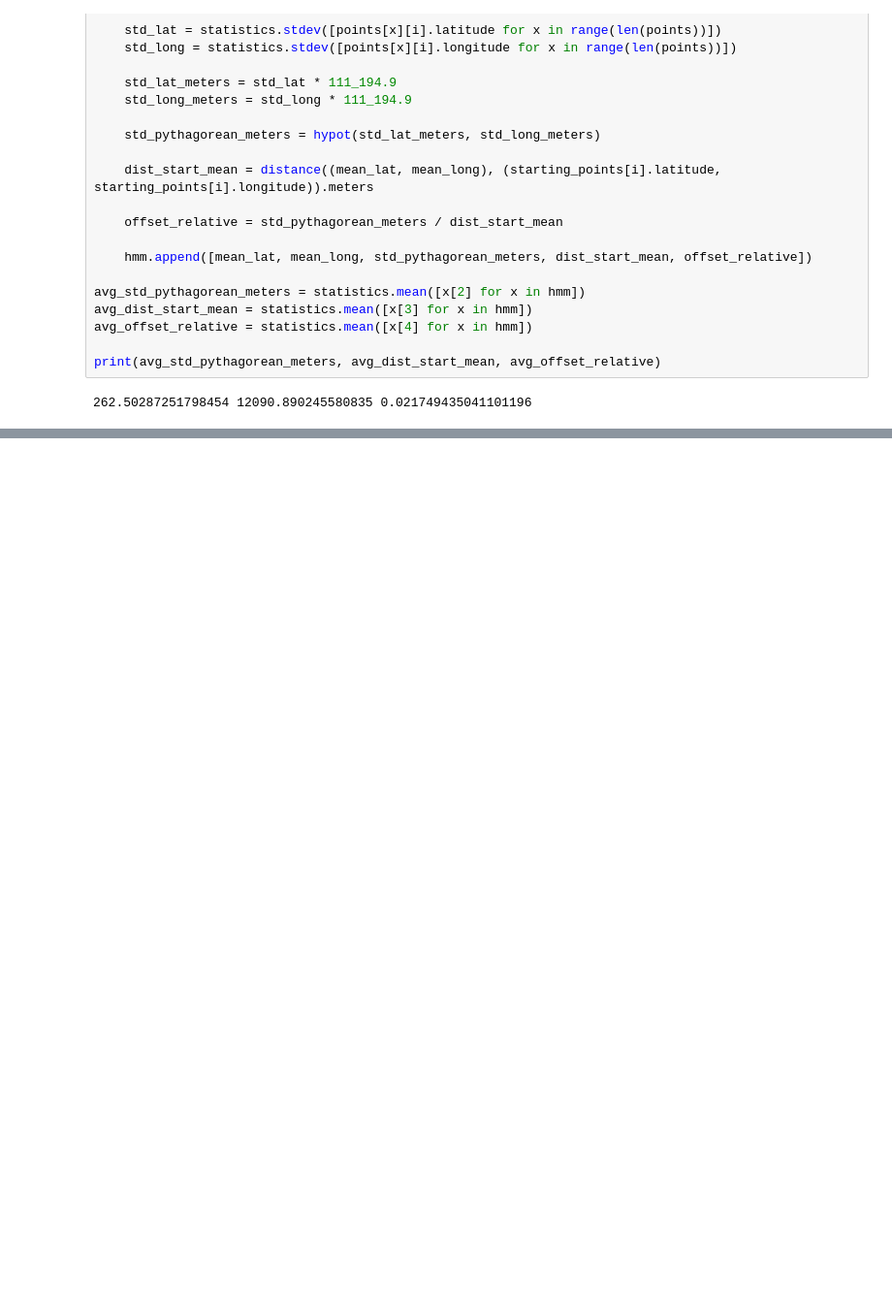
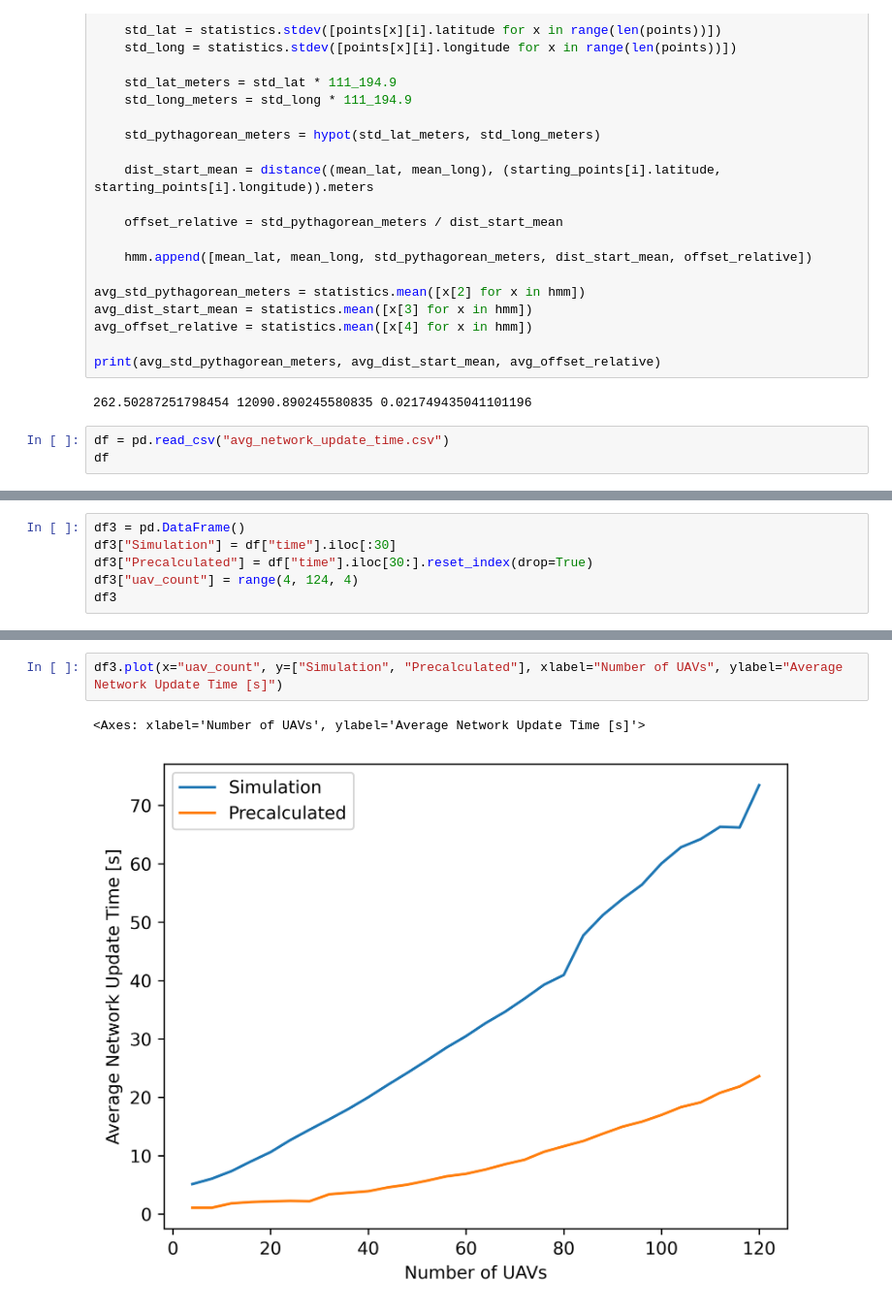
Before and after one commit to jan-be/skybed, a Jupyter notebook: evaluation/evaluation_graphs.ipynb, the cells around one changed output, grey strips where cells are left out. Shown at 97% size. Saved outputs shown, nothing was run; the diff lists cells and outputs as text; blank space fills up the shorter version.

```diff
--- a/evaluation_graphs.ipynb
+++ b/evaluation/evaluation_graphs.ipynb
@@ -167,3 +167,6 @@ avg_offset_relative = statistics.mean([x[4] for x in hmm])
 print(avg_std_pythagorean_meters, avg_dist_start_mean, avg_offset_relative)
 # %% [output]
 262.50287251798454 12090.890245580835 0.021749435041101196
+# %%
+df = pd.read_csv("avg_network_update_time.csv")
+df
@@ -169,0 +191,6 @@ print(avg_std_pythagorean_meters, avg_dist_start_mean, avg_offset_relative)
+# %%
+df3 = pd.DataFrame()
+df3["Simulation"] = df["time"].iloc[:30]
+df3["Precalculated"] = df["time"].iloc[30:].reset_index(drop=True)
+df3["uav_count"] = range(4, 124, 4)
+df3
@@ -169,0 +215,5 @@ print(avg_std_pythagorean_meters, avg_dist_start_mean, avg_offset_relative)
+# %%
+df3.plot(x="uav_count", y=["Simulation", "Precalculated"], xlabel="Number of UAVs", ylabel="Average Network Update Time [s]")
+# %% [output]
+<Axes: xlabel='Number of UAVs', ylabel='Average Network Update Time [s]'>
+[figure, added]
```
Also changed, not shown: parts of 2 cells of this notebook, 5 other files.
